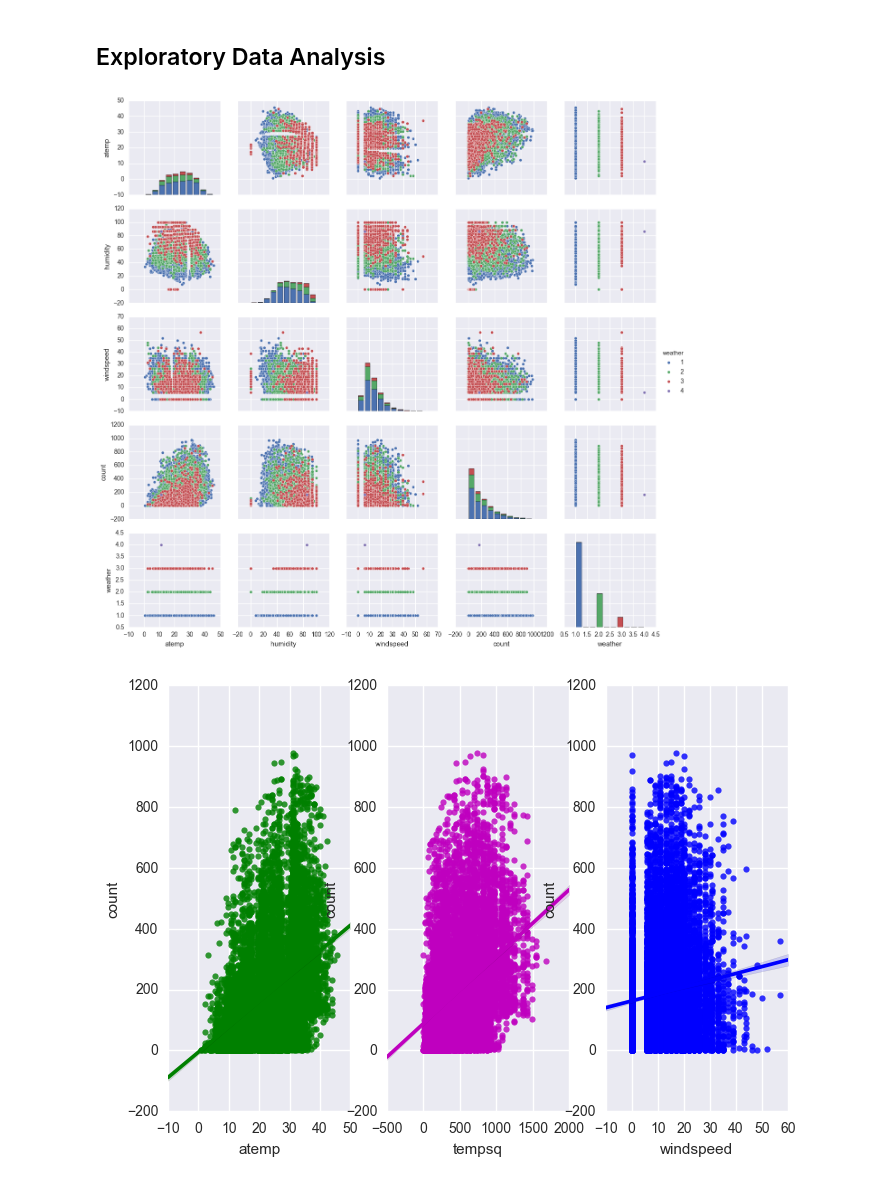
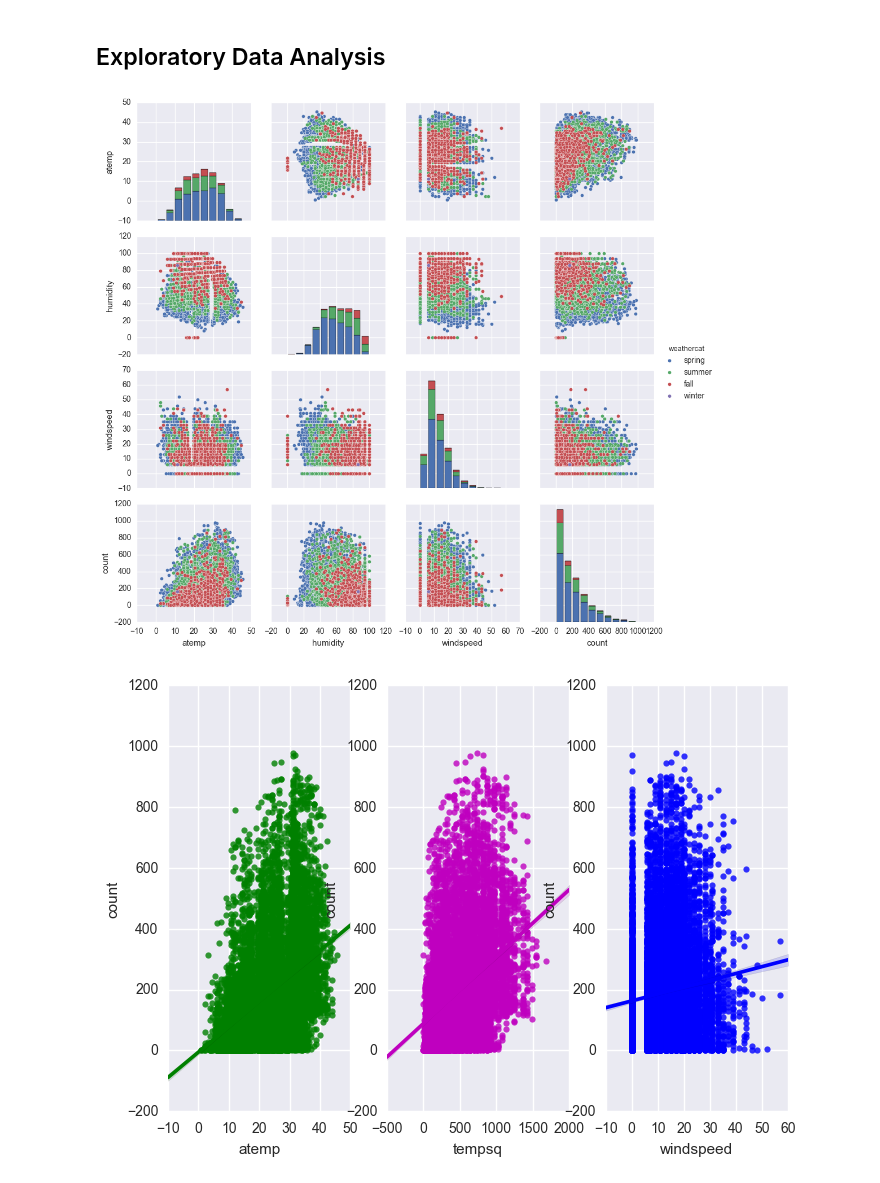
Before and after one commit to zingbretsenucb/w207_kaggleproject, a Jupyter notebook: Bikeshare.ipynb, the cells around one changed output. Cells and saved outputs as stored; diff of their text form; code cells hidden in the pictures.

Commit message:
fixed scatterplot to look pretty

```diff
--- a/Bikeshare.ipynb
+++ b/Bikeshare.ipynb
@@ -102,11 +102,13 @@ train_df[other_fields].describe()
 # %% [markdown]
 ## Exploratory Data Analysis
 # %%
+# Create a categorical weather column
+train_df['weathercat'] = train_df['weather'].astype('category').cat.rename_categories(['spring','summer','fall','winter'])
 # Scatterplot all variables
-scatplot_train = train_df[['atemp','humidity','windspeed','count','weather']]
-sns.pairplot(scatplot_train, hue="weather");
+scatplot_train = train_df[['atemp','humidity','windspeed','count','weathercat']]
+sns.pairplot(scatplot_train, hue="weathercat");
 # %% [output]
-[figure, old version]
+[figure, new version]
 # %%
 ## Need to hide this in code section
 
```
